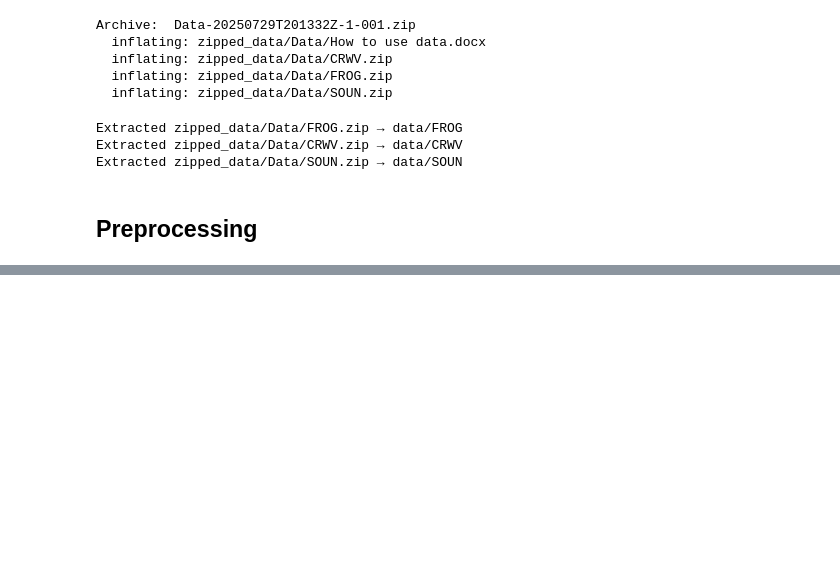
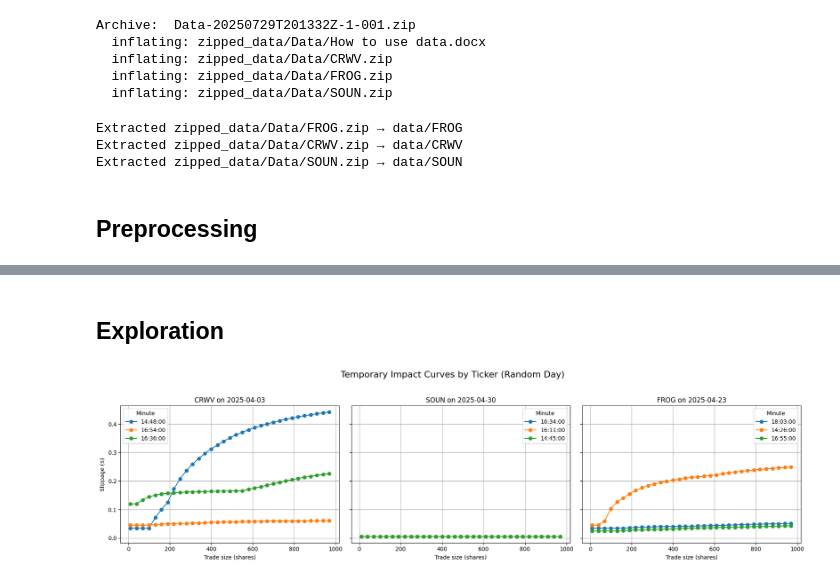
Before and after one commit to oowenn/blockhouse_OA, a Jupyter notebook: work.ipynb, the cells around one changed output, grey strips where cells are left out. Cells and saved outputs as stored; diff of their text form; code cells hidden in the pictures; blank space fills up the shorter version.

Commit message:
plots by random date/time

```diff
--- a/work.ipynb
+++ b/work.ipynb
@@ -50,4 +51,9 @@ for ticker in os.listdir(path):
                 dfs.append(df)
 
 df = pd.concat(dfs, ignore_index=True)
-df.shape
+df['ts_event'] = df['ts_event'].apply(lambda x: x + '.0' if '.' not in x else x)
+df['ts_event'] = pd.to_datetime(df['ts_event'], errors='coerce', utc=True)
+df['date'] = df['ts_event'].dt.date
+df['minute'] = df['ts_event'].dt.floor('T').dt.time
+print(f'df shape: {df.shape}')
+df.head()
@@ -55,0 +69,2 @@ df.head()
+# %% [markdown]
+## Exploration
@@ -55,0 +93,30 @@ df.head()
+# %%
+fig, axes = plt.subplots(1, 3, figsize=(18, 5), sharey=True)
+symbols = df['symbol'].unique()
+dates = df['date'].sort_values().unique()
+trade_sizes = np.arange(10, 1000, 30)
+
+for idx, symbol in enumerate(symbols):
+    ax = axes[idx]
+    random_date = np.random.choice(dates)
+    q = df[(df['symbol'] == symbol) & (df['date'] == random_date)]
+    minutes = q['minute'].unique()
+    random_minutes = np.random.choice(minutes, 3, replace=False)
+
+    for minute in random_minutes:
+        row = q[q['minute'] == minute].iloc[0]
+        slippage = simulate_slippage(row, trade_sizes)
+        ax.plot(trade_sizes, slippage, marker='o', label=f"{minute}")
+
+    ax.set_title(f"{symbol} on {random_date}")
+    ax.set_xlabel("Trade size (shares)")
+    ax.grid(True)
+    ax.legend(title="Minute")
+    if idx == 0:
+        ax.set_ylabel("Slippage ($)")
+
+plt.suptitle("Temporary Impact Curves by Ticker (Random Day)", fontsize=16)
+plt.tight_layout(rect=[0, 0, 1, 0.95])
+plt.show()
+# %% [output]
+[figure, added]
```
Also changed, not shown: parts of 4 cells of this notebook.
